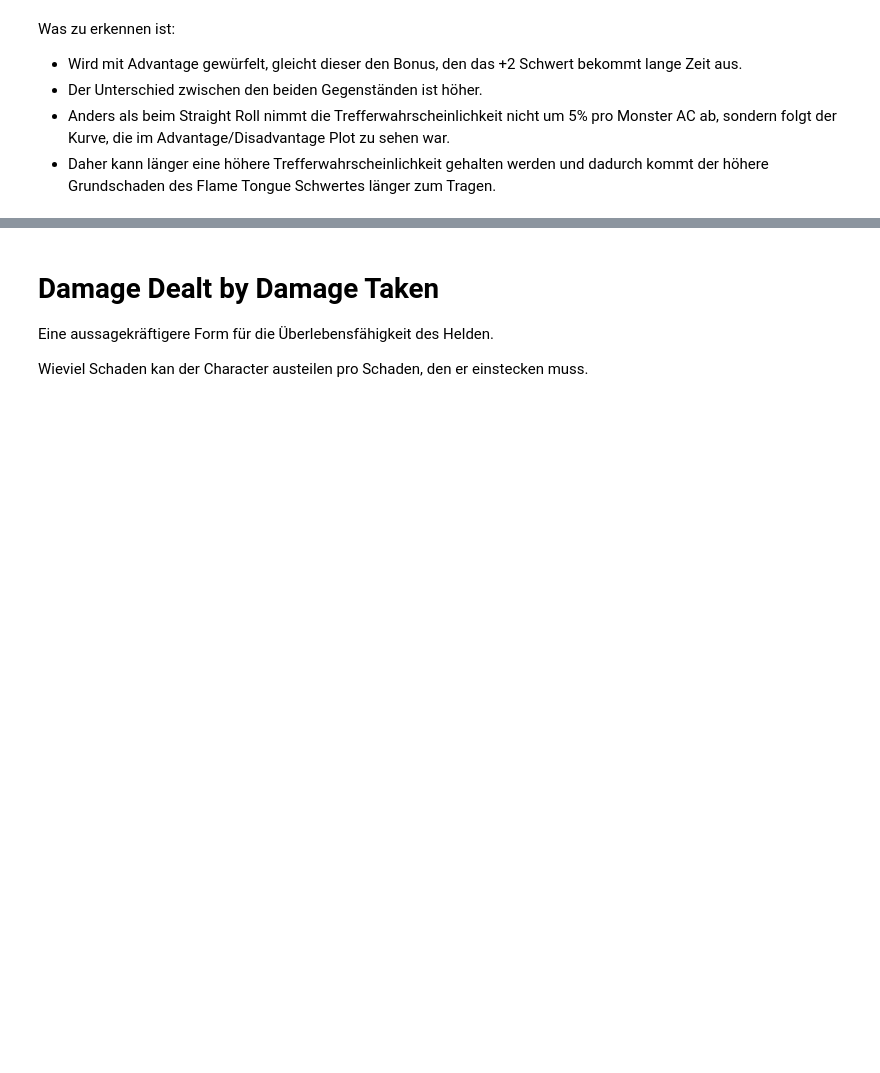
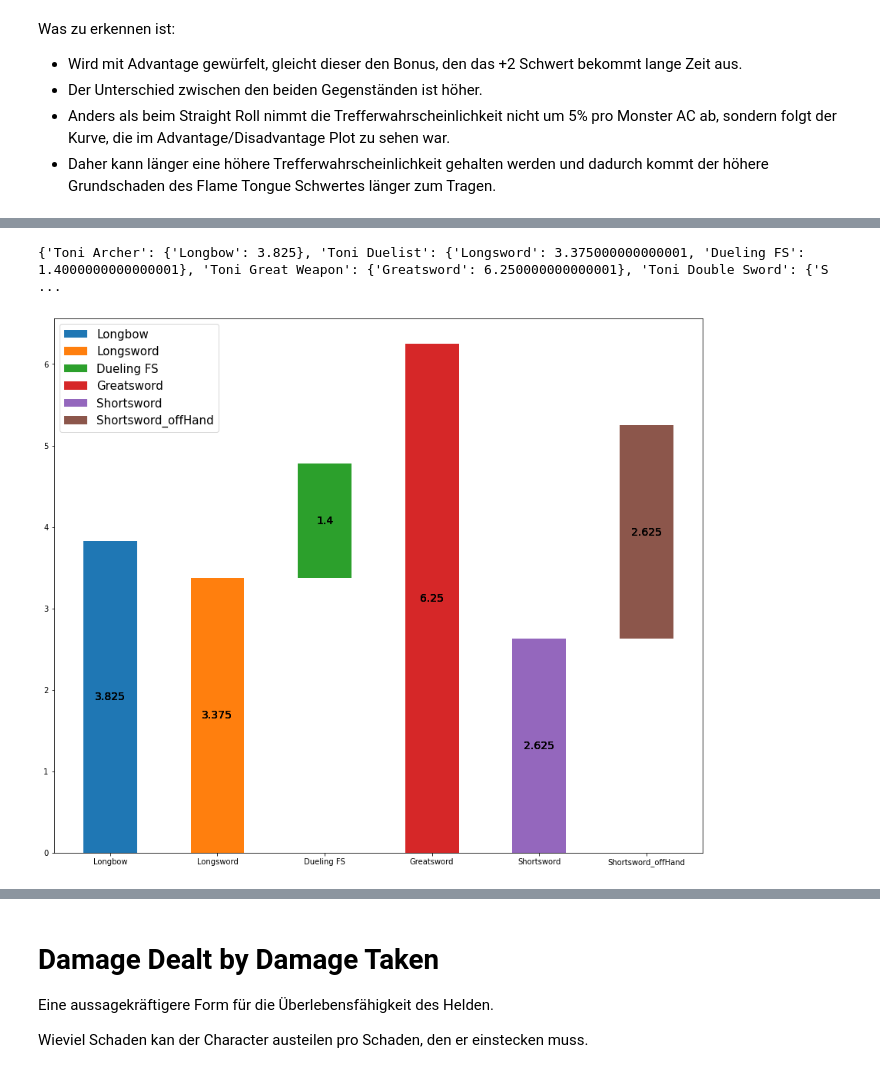
Before and after one commit to AlexSchinnerl/dndMath, a Jupyter notebook: damageCalculation.ipynb, the cells around one changed output, grey strips where cells are left out. Drawn from its saved outputs; the diff is of its cells as text; code cells hidden in the pictures; blank space fills up the shorter version.

```diff
--- a/damageCalculation.ipynb
+++ b/damageCalculation.ipynb
@@ -1002,3 +992,76 @@ Detailaufschlüsselung:
+# %%
+# growth_dict = {
+#     "Gesamt exp Damage":calc_growth(asi_toni_base.heroValues["Expected Damage"],asi_toni.heroValues["Expected Damage"]),
+#     "Longsword":calc_growth(asi_toni_base.expected_damage["Longsword"], asi_toni.expected_damage["Longsword"]),
+#     "Ability Modifier":[asi_toni.expected_damage["Ability Modifier"], 0.0]
+# }
+# growth_dict
+
+# graph_text = str(
+#     f"ASI Tester Toni Steigerungen:"+
+#     "\n"
+#     "\nLongsword:"+" "*14+ f"{growth_dict['Longsword'][0]:+.3f} ({growth_dict['Longsword'][1]:+.2%})"+
+#     "\nAbility Modifier:"+" "*8+f"{growth_dict['Ability Modifier'][0]:+.2f}"+
+#     "\n"+"-"*55+
+#     "\nGesamtsteigerung:"+" "*2+f"{growth_dict['Gesamt exp Damage'][0]:+.3f} ({growth_dict['Gesamt exp Damage'][1]:+.2%})"
+#     )
+
+plot_dict = {
+    archery_toni.name:archery_toni.expected_damage,
+    dueling_toni.name:dueling_toni.expected_damage,
+    gwf_toni.name:gwf_toni.expected_damage,
+    twoWeapon_toni.name:twoWeapon_toni.expected_damage,
+#     "Longsword":[asi_toni_base.expected_damage["Longsword"],asi_toni.expected_damage["Longsword"]],
+#     "Ability Modifier":[asi_toni_base.expected_damage["Ability Modifier"],asi_toni.expected_damage["Ability Modifier"]],
+
+}
+
+plot_dict[archery_toni.name]
+
+# for k in plot_dict:
+#     print(k)
+#     for dmgType, dmgValue in plot_dict[k].items():
+#         print(dmgType)
+#         print(dmgValue)
+print(plot_dict)
+
+labels = list(plot_dict.keys())
+
+
+fig, ax = plt.subplots(figsize=(12,10), layout="constrained")
+
+
+plot_dict.items()
+
+for k in plot_dict:
+    bottom = np.zeros(len(labels))
+    width = 0.5
+    for dmgType, dmgValue in plot_dict[k].items():
+        p = ax.bar(x=labels, height=dmgValue, width=width, label=dmgType, bottom=bottom)
+        ax.bar_label(p, label_type="center", fontsize=TICKSIZE-1)
+        bottom += dmgValue
+        ax.legend(loc="upper left", fontsize=TICKSIZE)
+
+# def draw_stacked_bar_plot(plot_dict, labels, title):
+
+
+
+#     for dmgType, dmgValue in plot_dict.items():
+#         p = ax.bar(x=labels, height=dmgValue, width=width, label=dmgType, bottom=bottom)
+#         ax.bar_label(p, label_type="center", fontsize=TICKSIZE-1)
+#         bottom += dmgValue
+#     ax.bar_label(p, padding=7, fontsize=TICKSIZE)
+#     ax.set_title(f"{title}", fontsize=TITLESIZE)
+#     ax.legend(loc="upper left", fontsize=TICKSIZE)
+
+
+# fig, ax = draw_stacked_bar_plot(plot_dict, labels=[archery_toni.name], title="ASI Vergleich")
+# ax.text(x=0.1, y=3.75, s=graph_text, fontdict={"size":14})
+
+# plt.show()
+# %% [output]
+{'Toni Archer': {'Longbow': 3.825}, 'Toni Duelist': {'Longsword': 3.375000000000001, 'Dueling FS': 1.4000000000000001}, 'Toni Great Weapon': {'Greatsword': 6.250000000000001}, 'Toni Double Sword': {'S ...
+[figure, added]
 # %%
 fs_testing_dict = {
     archery_toni.name:list(archery_toni.heroValues.values()),
```
Also changed, not shown: parts of 10 cells of this notebook.
